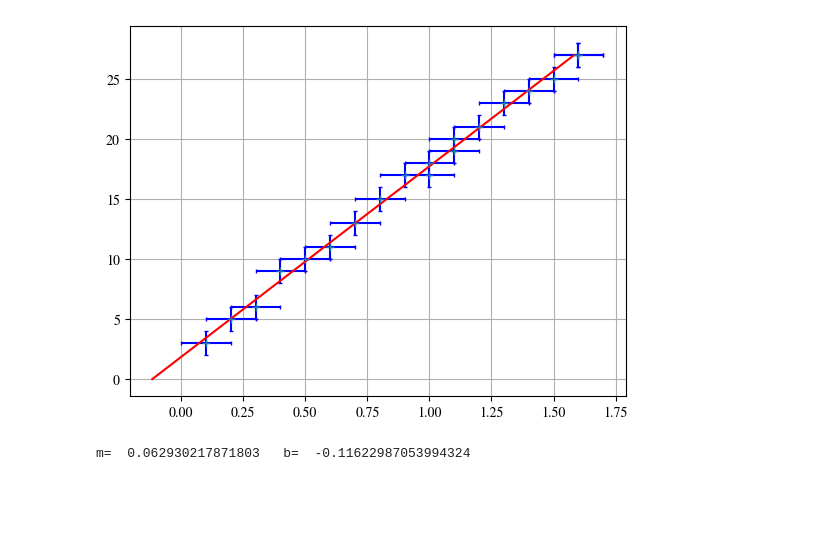
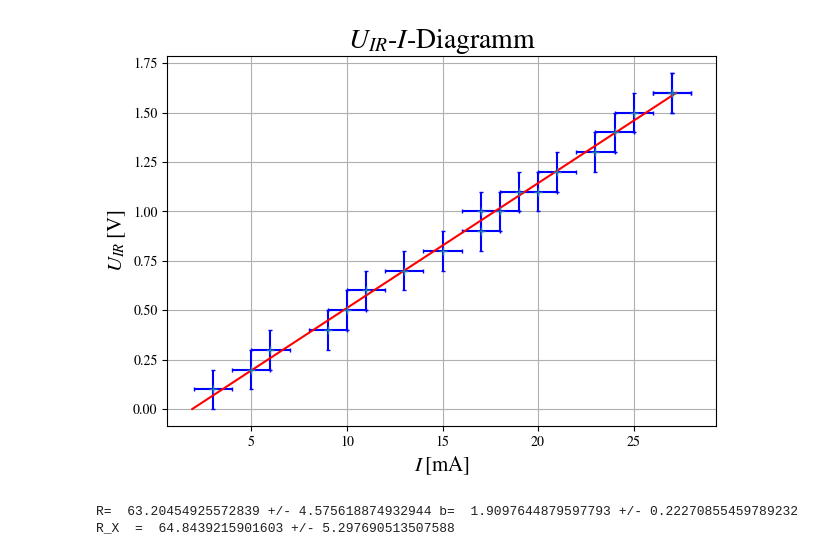
Before and after one commit to vschnizler/physikcode, a Jupyter notebook: P2/232/232.ipynb, the cells around one changed output. Saved outputs shown, nothing was run; the diff lists cells and outputs as text; code cells hidden in the pictures; blank space fills up the shorter version.

```diff
--- a/P2/232/232.ipynb
+++ b/P2/232/232.ipynb
@@ -55,6 +55,7 @@ def calcErr(f: sp.Expr, values: List[float], errorL: List[float]) -> Tuple[sp.Fu
     # Calculate numerical result using the provided values
     numerical_error = error_expr.subs(dict(zip(error_symbols, errorL)))
     result = float(numerical_error.evalf(subs=dict(zip(vars, values))))
+
 
     return result
 
@@ -117,38 +118,71 @@ def plot_table(columns, col_names, filename, title):
                         colLabels=col_names,
                         loc='center')
     the_table.auto_set_font_size(False)
     the_table.set_fontsize(13)
     the_table.scale(1, 1.5)
 
     # Save the figure
     plt.title(title, fontsize=30)
     plt.tight_layout()
     plt.savefig(filename, dpi=300)
 
+def fit_error(x, x_err):
+
+    y_err = len(x) / (np.sum(1/(x_err**2)))
+
+    xsquaremean = np.average(x**2)
+    xmean = np.average(x)
+    yerrsquaremean = np.average(y_err)
+
+    m_err = np.sqrt(yerrsquaremean / (len(x)*(xsquaremean - xmean**2)))
+    n_err = np.sqrt((yerrsquaremean * xsquaremean) / (len(x) * (xsquaremean - xmean**2)))
+
+    return m_err, n_err
 
 def a():
     source = "Data/232a.csv"
     data = np.genfromtxt(source, delimiter=' ')
     voltage = data[:,1]
     amps = data[:,2]
-    m, b = np.polyfit(amps,voltage, 1)
+    m, b = np.polyfit(voltage, amps, 1)
 
-    x = np.linspace(0, np.max(amps), 100)
+
+
+    x = np.linspace(0, np.max(voltage), 100)
 
     # Calculation
 
-    x_errs = np.full(len(voltage), 0.1)
-    y_errs = np.full(len(amps), 1)
+    x_errs = np.full(len(amps), 1)
+    y_errs = np.full(len(voltage), 0.1)
 
 
-    plt.errorbar(voltage, amps, marker='+', xerr=x_errs, yerr=y_errs, ls=' ', capsize=1.5, ecolor='blue')
+    plt.errorbar(amps, voltage, marker='+', xerr=x_errs, yerr=y_errs, ls=' ', capsize=1.5, ecolor='blue')
     plt.plot(m*x + b, x, color='red')
+    plt.ylabel(r'$U_{IR} \: \left[ \text{V} \right]$', fontsize=15)
+    plt.xlabel(r'$I \: \left[ \text{mA} \right]$', fontsize=15)
+    plt.title(r"$U_{IR}$-$I$-Diagramm", fontsize=20)
     plt.grid()
+    plt.tight_layout()
     plt.show()
 
-    print("m= ", m, "  b= ", b)
+    m_si = m
+    b_si = b
 
+    m_err, b_err = fit_error(voltage, 0.1)
+
+    print("R= ", 1000/m_si, "+/-", 1/m_err, "b= ", b_si, "+/-", b_err)
+
+
+
+    R_U, R_A = sp.symbols('R_U R_A')
+    R_X = (R_A * R_U) / (R_U - R_A)
+
+    values = [2500, 1000/m_si]
+    errors = [2500 * 0.01, 1.1/m_err]
+    R_X_err = calcErr(R_X, values, errors)
+    print("R_X  = ", R_X.evalf(subs={R_U:values[0], R_A:values[1]}) , "+/-", R_X_err)
 a()
 # %% [output]
-[figure, old version]
+[figure, new version]
-m=  0.062930217871803   b=  -0.11622987053994324
+R=  63.20454925572839 +/- 4.575618874932944 b=  1.9097644879597793 +/- 0.22270855459789232
+R_X  =  64.8439215901603 +/- 5.297690513507588
```
Also changed, not shown: 8 other files.
